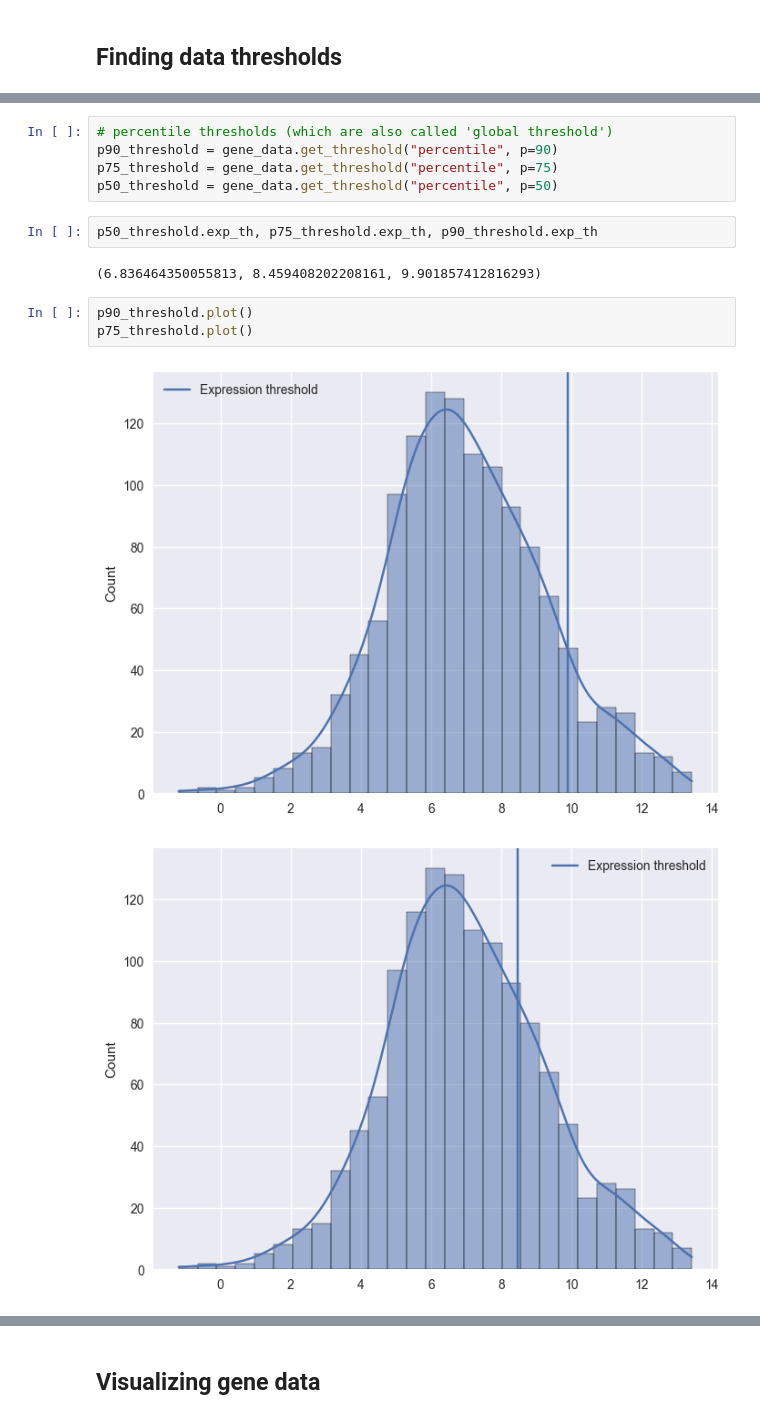
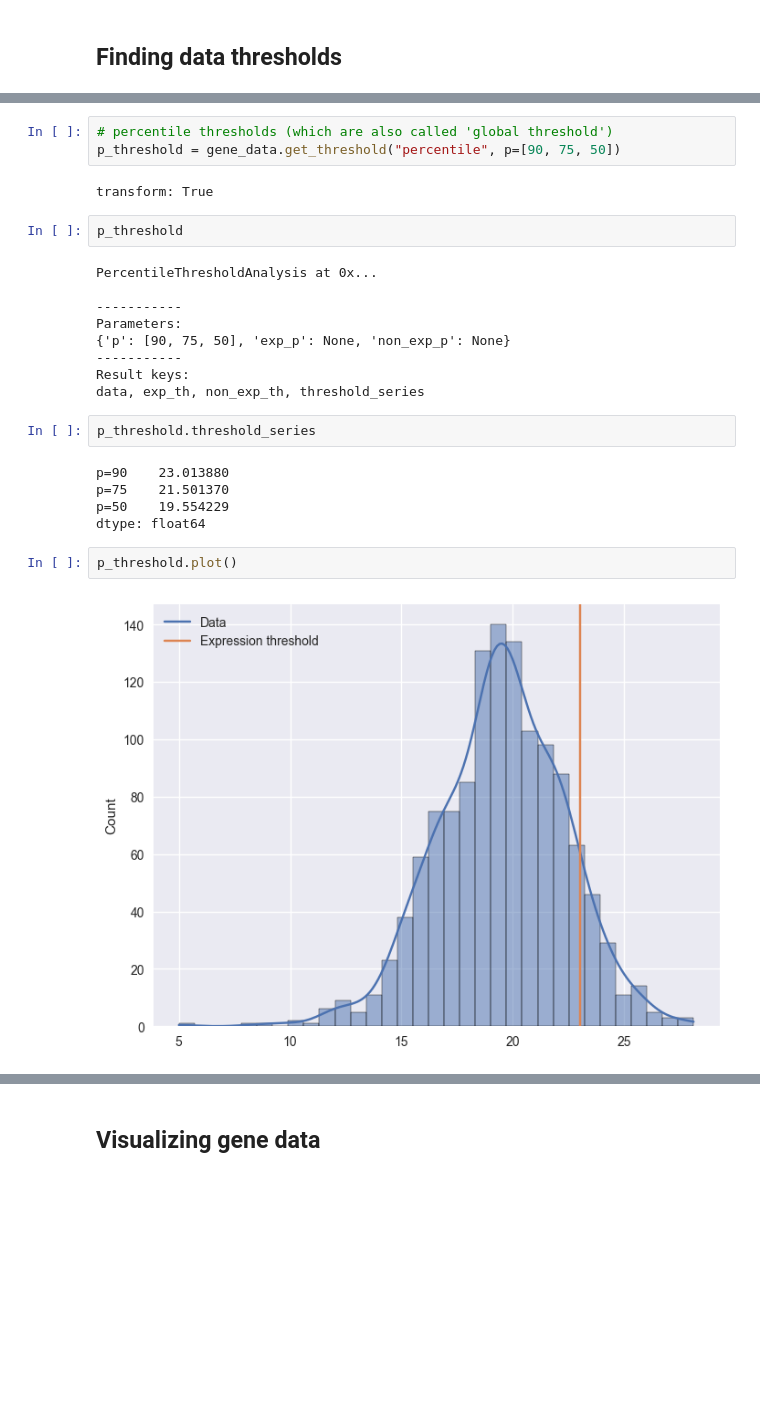
Before and after one commit to qwerty239qwe/pipeGEM, a Jupyter notebook: docs/source/tutorial/2_data.ipynb, the cells around one changed output, grey strips where cells are left out. Cells and saved outputs as stored; diff of their text form; blank space fills up the shorter version.

```diff
--- a/docs/source/tutorial/2_data.ipynb
+++ b/docs/source/tutorial/2_data.ipynb
@@ -113,15 +123,27 @@ Expression threshold: 7.757675952278785
 # %%
 # percentile thresholds (which are also called 'global threshold')
-p90_threshold = gene_data.get_threshold("percentile", p=90)
-p75_threshold = gene_data.get_threshold("percentile", p=75)
-p50_threshold = gene_data.get_threshold("percentile", p=50)
+p_threshold = gene_data.get_threshold("percentile", p=[90, 75, 50])
+# %% [output]
+transform: True
+# %%
+p_threshold
+# %% [output]
+PercentileThresholdAnalysis at 0x...
+
+-----------
+Parameters:
+{'p': [90, 75, 50], 'exp_p': None, 'non_exp_p': None}
+-----------
+Result keys:
+data, exp_th, non_exp_th, threshold_series
 # %%
-p50_threshold.exp_th, p75_threshold.exp_th, p90_threshold.exp_th
+p_threshold.threshold_series
 # %% [output]
-(6.836464350055813, 8.459408202208161, 9.901857412816293)
+p=90    23.013880
+p=75    21.501370
+p=50    19.554229
+dtype: float64
 # %%
-p90_threshold.plot()
-p75_threshold.plot()
+p_threshold.plot()
 # %% [output]
-[figure, old version]
+[figure, new version]
-[figure, removed]
```
Also changed, not shown: parts of 39 cells of this notebook, 10 other files.
